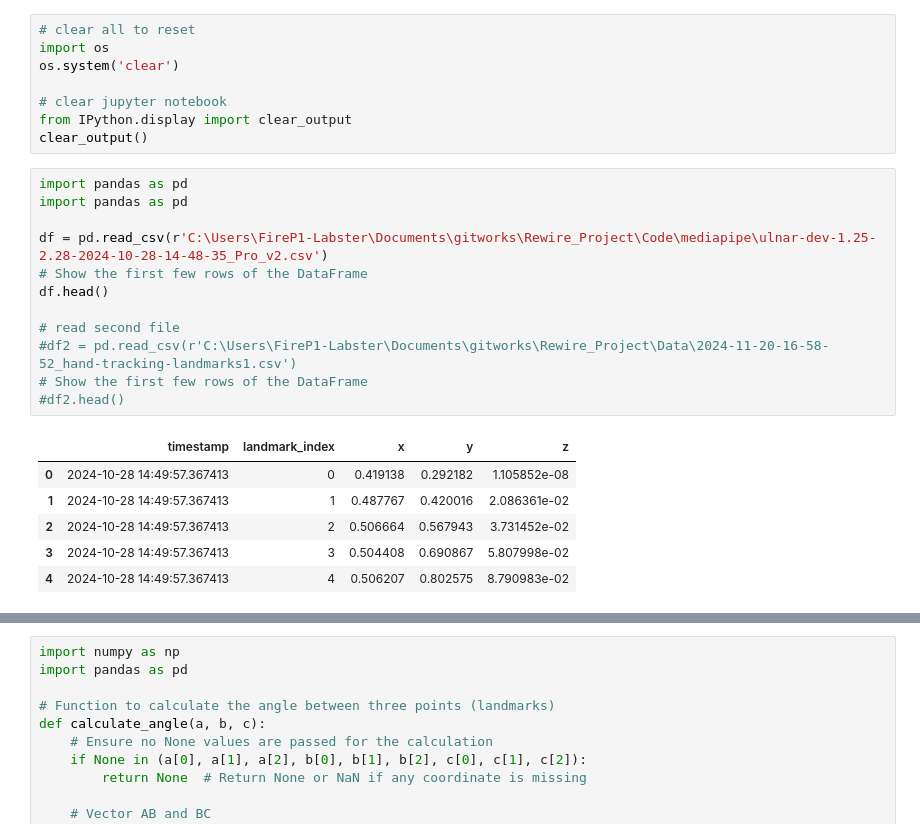
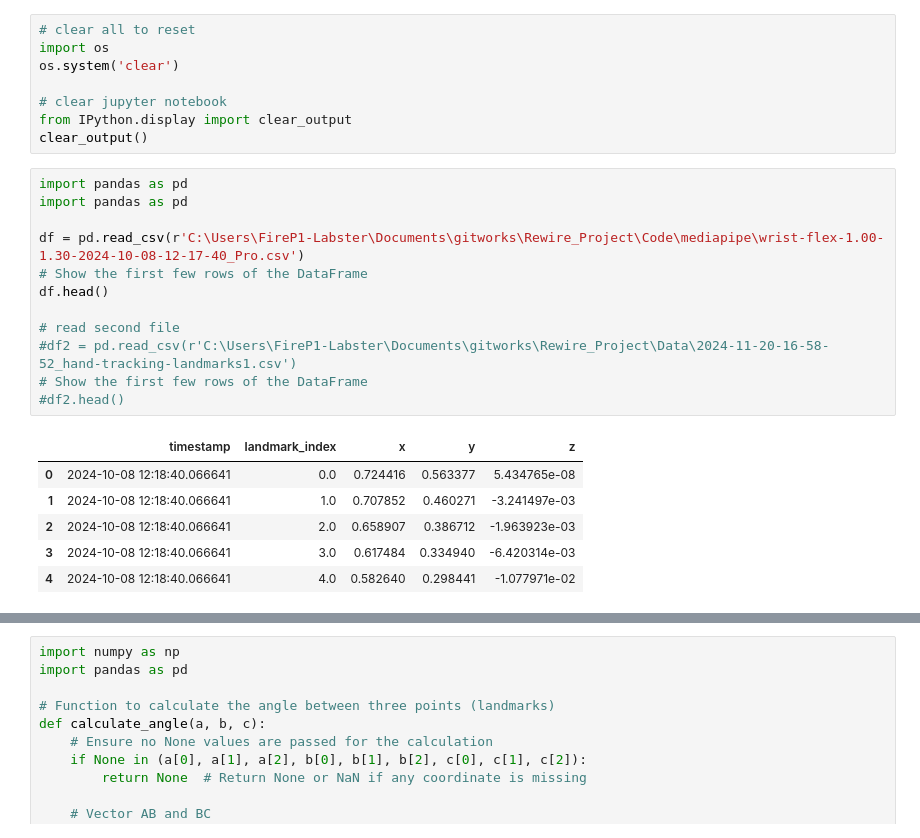
Before and after one commit to firmanserdana/Regrasp_Project, a Jupyter notebook: Code/mediapipe/stick_diagram.ipynb, the cells around one changed output, grey strips where cells are left out. Drawn from its saved outputs; the diff is of its cells as text.

```diff
--- a/Code/mediapipe/stick_diagram.ipynb
+++ b/Code/mediapipe/stick_diagram.ipynb
@@ -9,22 +9,22 @@ clear_output()
 # %%
 import pandas as pd
 import pandas as pd
 
-df = pd.read_csv(r'C:\Users\FireP1-Labster\Documents\gitworks\Rewire_Project\Code\mediapipe\ulnar-dev-1.25-2.28-2024-10-28-14-48-35_Pro_v2.csv')
+df = pd.read_csv(r'C:\Users\FireP1-Labster\Documents\gitworks\Rewire_Project\Code\mediapipe\wrist-flex-1.00-1.30-2024-10-08-12-17-40_Pro.csv')
 # Show the first few rows of the DataFrame
 df.head()
 
 # read second file
 #df2 = pd.read_csv(r'C:\Users\FireP1-Labster\Documents\gitworks\Rewire_Project\Data\2024-11-20-16-58-52_hand-tracking-landmarks1.csv')
 # Show the first few rows of the DataFrame
 #df2.head()
 # %% [output]
 |  | timestamp | landmark_index | x | y | z |
-| 0 | 2024-10-28 14:49:57.367413 | 0 | 0.419138 | 0.292182 | 1.105852e-08 |
-| 1 | 2024-10-28 14:49:57.367413 | 1 | 0.487767 | 0.420016 | 2.086361e-02 |
-| 2 | 2024-10-28 14:49:57.367413 | 2 | 0.506664 | 0.567943 | 3.731452e-02 |
-| 3 | 2024-10-28 14:49:57.367413 | 3 | 0.504408 | 0.690867 | 5.807998e-02 |
-| 4 | 2024-10-28 14:49:57.367413 | 4 | 0.506207 | 0.802575 | 8.790983e-02 |
+| 0 | 2024-10-08 12:18:40.066641 | 0.0 | 0.724416 | 0.563377 | 5.434765e-08 |
+| 1 | 2024-10-08 12:18:40.066641 | 1.0 | 0.707852 | 0.460271 | -3.241497e-03 |
+| 2 | 2024-10-08 12:18:40.066641 | 2.0 | 0.658907 | 0.386712 | -1.963923e-03 |
+| 3 | 2024-10-08 12:18:40.066641 | 3.0 | 0.617484 | 0.334940 | -6.420314e-03 |
+| 4 | 2024-10-08 12:18:40.066641 | 4.0 | 0.582640 | 0.298441 | -1.077971e-02 |
 # %%
 # Group by timestamp to process each frame separately
 grouped_frames = df.groupby('timestamp')
```
Also changed, not shown: parts of 2 cells of this notebook.
